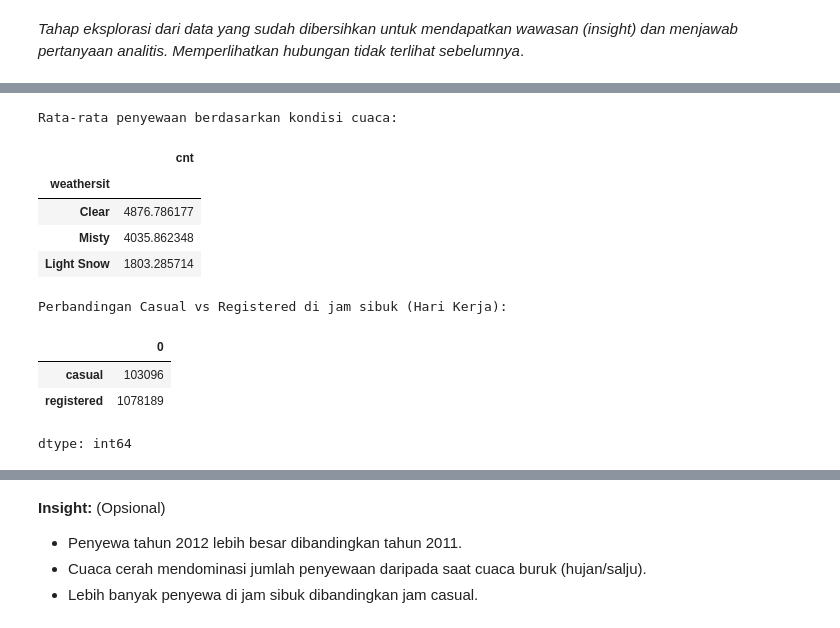
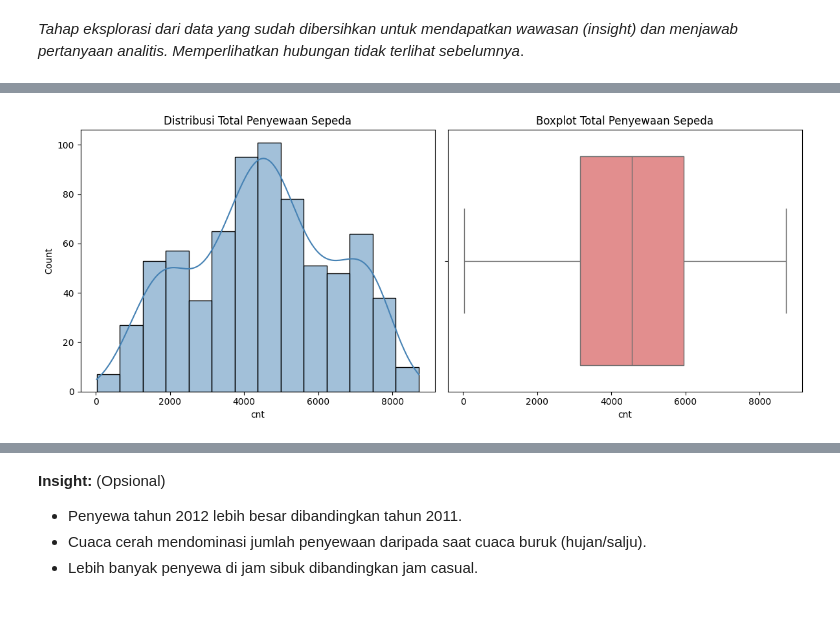
Before and after one commit to Earlyalfa/Project-analisisdata-Bike-Sharing, a Jupyter notebook: notebook.ipynb, the cells around one changed output, grey strips where cells are left out. Saved outputs shown, nothing was run; the diff lists cells and outputs as text; code cells hidden in the pictures.

```diff
--- a/notebook.ipynb
+++ b/notebook.ipynb
@@ -214,30 +188,18 @@ Total penyewaan bulanan (2011-2012):
-# %%
-# Pertanyaan 2: Pengaruh cuaca
-print("Rata-rata penyewaan berdasarkan kondisi cuaca:")
-display(day_df.groupby(by="weathersit").agg({
-    "cnt": "mean"
-}).sort_values(by="cnt", ascending=False))
-# %% [output]
-Rata-rata penyewaan berdasarkan kondisi cuaca:
-|  | cnt |
-| weathersit |  |
-| Clear | 4876.786177 |
-| Misty | 4035.862348 |
-| Light Snow | 1803.285714 |
-# %%
-# Pertanyaan 3: Perbandingan Casual vs Registered di jam sibuk
-# Filter hari kerja dan jam sibuk
-working_hours = hour_df[(hour_df["workingday"] == 1) &
-                        (hour_df["hr"].isin([7, 8, 9, 17, 18, 19]))]
-
-print("Perbandingan Casual vs Registered di jam sibuk (Hari Kerja):")
-display(working_hours.agg({
-    "casual": "sum",
-    "registered": "sum"
-}))
-# %% [output]
-Perbandingan Casual vs Registered di jam sibuk (Hari Kerja):
-|  | 0 |
-| casual | 103096 |
-| registered | 1078189 |
-dtype: int64
+# %%
+# EDA Univariate: Distribusi Jumlah Penyewaan
+plt.figure(figsize=(12, 5))
+
+# Plot 1: Histogram untuk melihat bentuk distribusi
+plt.subplot(1, 2, 1)
+sns.histplot(day_df['cnt'], kde=True, color='steelblue')
+plt.title('Distribusi Total Penyewaan Sepeda')
+
+# Plot 2: Boxplot untuk melihat outlier
+plt.subplot(1, 2, 2)
+sns.boxplot(x=day_df['cnt'], color='lightcoral')
+plt.title('Boxplot Total Penyewaan Sepeda')
+
+plt.tight_layout()
+plt.show()
+# %% [output]
+[figure, added]
```
Also changed, not shown: parts of 8 cells of this notebook.
